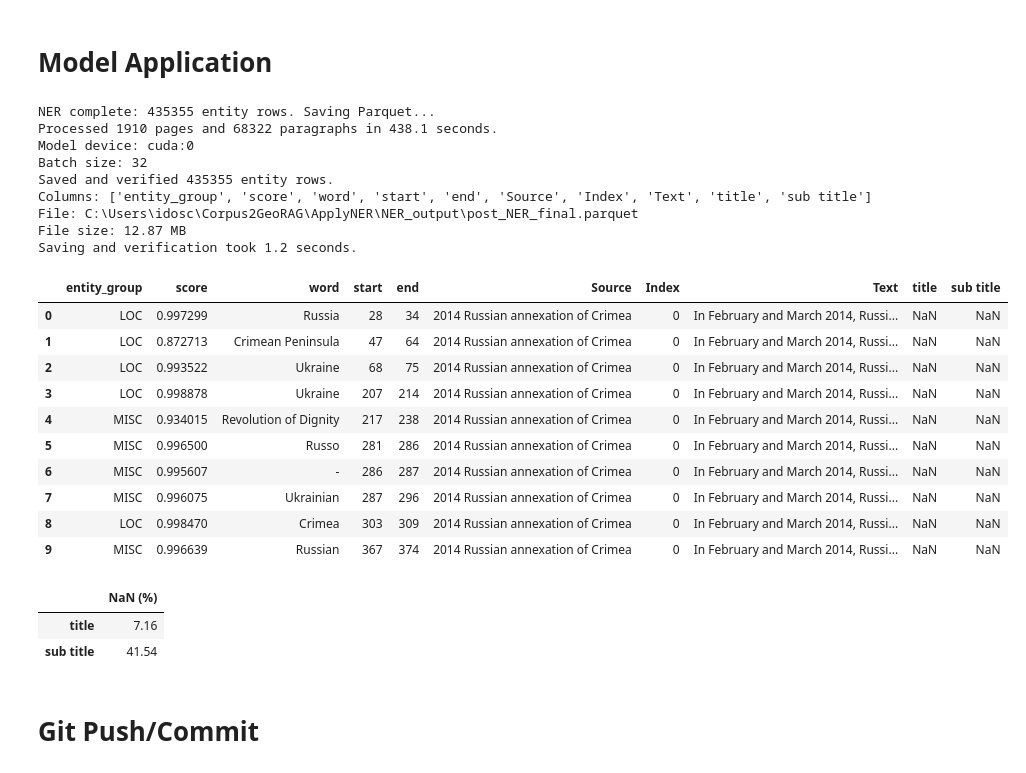
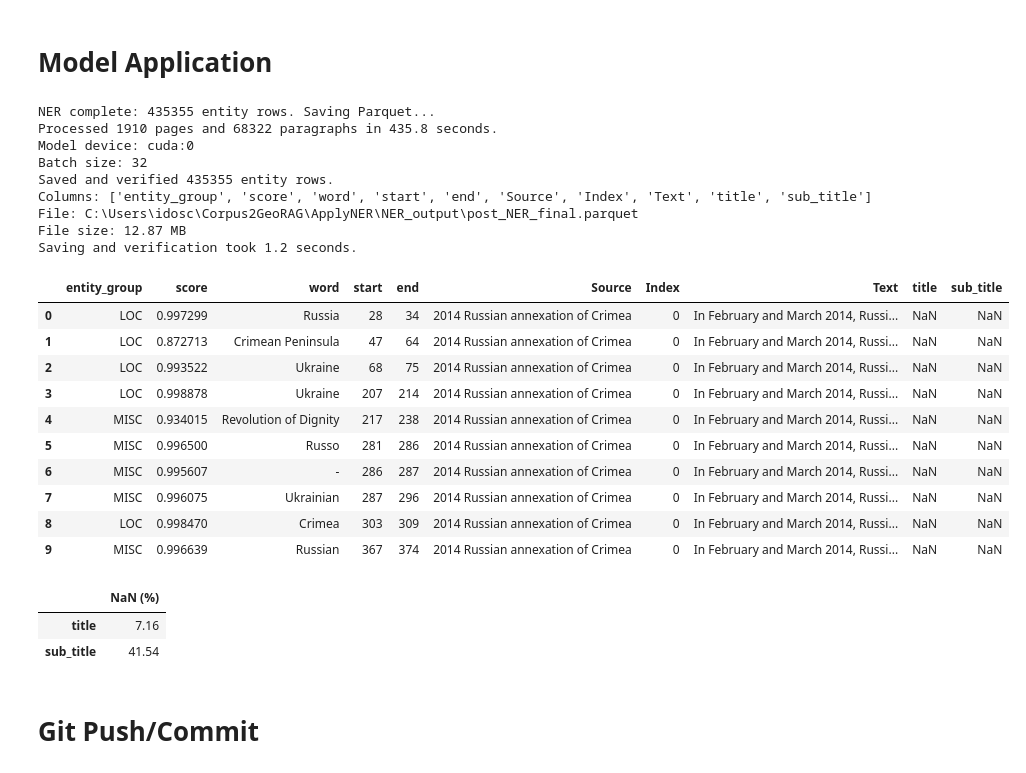
Before and after one commit to EtzionR/Corpus2GeoRAG, a Jupyter notebook: ApplyNER/final_data_generation.ipynb, the cells around one changed output. Saved outputs shown, nothing was run; the diff lists cells and outputs as text; code cells hidden in the pictures.

```diff
--- a/ApplyNER/final_data_generation.ipynb
+++ b/ApplyNER/final_data_generation.ipynb
@@ -254,7 +254,7 @@ paragraph_records = [
         paragraph_id,
         paragraph,
         metadata["title"],
-        metadata["sub title"]
+        metadata["sub_title"]
     )
     for page, paragraphs in data_processed.items()
     for paragraph_id, (paragraph, metadata) in enumerate(
@@ -348,24 +348,24 @@ print(f"File size: {file_size_mb:.2f} MB")
 print(f"Saving and verification took {save_elapsed:.1f} seconds.")
 # %% [output]
 NER complete: 435355 entity rows. Saving Parquet...
-Processed 1910 pages and 68322 paragraphs in 438.1 seconds.
+Processed 1910 pages and 68322 paragraphs in 435.8 seconds.
 Model device: cuda:0
 Batch size: 32
 Saved and verified 435355 entity rows.
-Columns: ['entity_group', 'score', 'word', 'start', 'end', 'Source', 'Index', 'Text', 'title', 'sub title']
+Columns: ['entity_group', 'score', 'word', 'start', 'end', 'Source', 'Index', 'Text', 'title', 'sub_title']
 File: C:\Users\idosc\Corpus2GeoRAG\ApplyNER\NER_output\post_NER_final.parquet
 File size: 12.87 MB
 Saving and verification took 1.2 seconds.
 # %%
 display(df_DistilBERT.head(10))
 
 display(
-    df_DistilBERT[["title", "sub title"]]
+    df_DistilBERT[["title", "sub_title"]]
     .isna().mean().mul(100).round(2)
     .to_frame(name="NaN (%)")
 )
 # %% [output]
-|  | entity_group | score | word | start | end | Source | Index | Text | title | sub title |
+|  | entity_group | score | word | start | end | Source | Index | Text | title | sub_title |
 | 0 | LOC | 0.997299 | Russia | 28 | 34 | 2014 Russian annexation of Crimea | 0 | In February and March 2014, Russi... | NaN | NaN |
 | 1 | LOC | 0.872713 | Crimean Peninsula | 47 | 64 | 2014 Russian annexation of Crimea | 0 | In February and March 2014, Russi... | NaN | NaN |
 | 2 | LOC | 0.993522 | Ukraine | 68 | 75 | 2014 Russian annexation of Crimea | 0 | In February and March 2014, Russi... | NaN | NaN |
@@ -378,7 +378,7 @@ display(
 | 9 | MISC | 0.996639 | Russian | 367 | 374 | 2014 Russian annexation of Crimea | 0 | In February and March 2014, Russi... | NaN | NaN |
 |  | NaN (%) |
 | title | 7.16 |
-| sub title | 41.54 |
+| sub_title | 41.54 |
 # %% [markdown]
 # Git Push/Commit
 # %%
```
Also changed, not shown: parts of 1 cell of this notebook.
